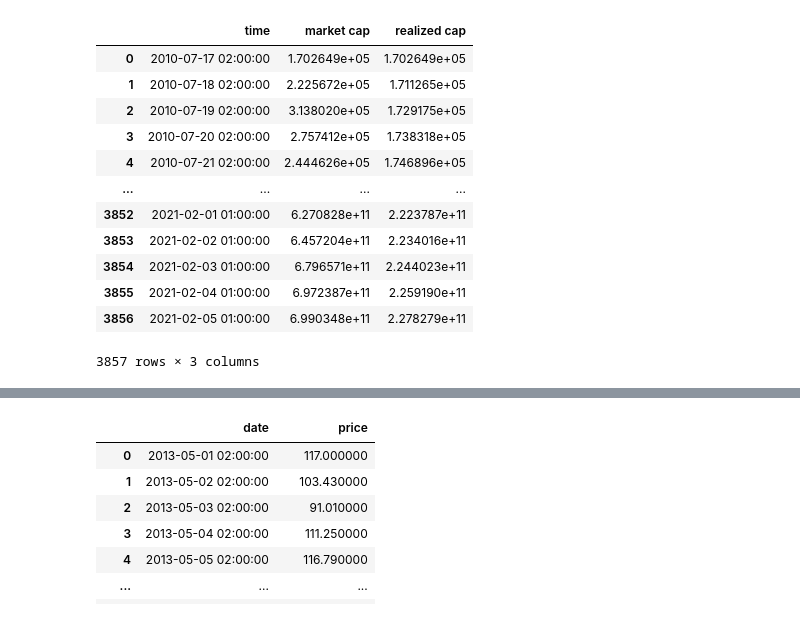
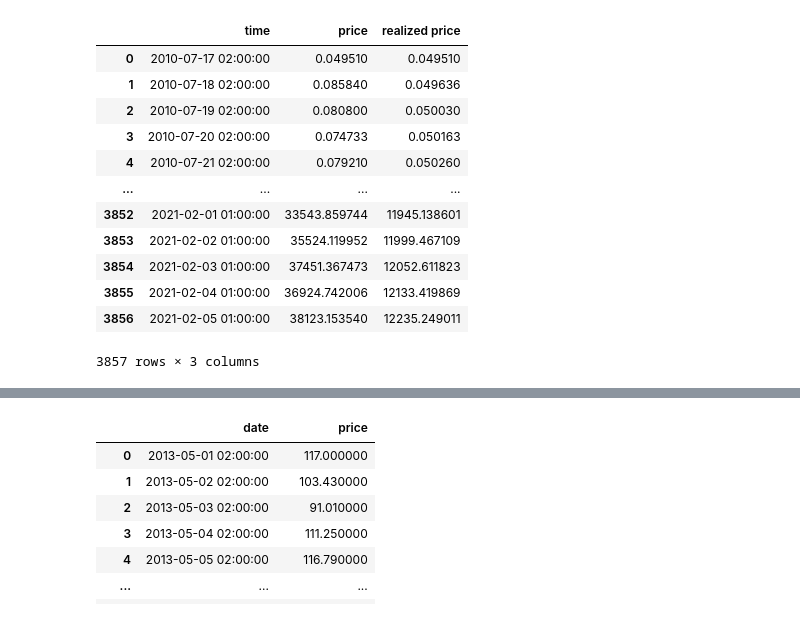
Before and after one commit to MaliMi97/portfolio, a Jupyter notebook: src/trial-and-error.ipynb, the cells around one changed output, grey strips where cells are left out. Drawn from its saved outputs; the diff is of its cells as text; code cells hidden in the pictures.

```diff
--- a/src/trial-and-error.ipynb
+++ b/src/trial-and-error.ipynb
@@ -15,19 +17,19 @@ glassnode_api_key = open("/home/malimi/Skillset/glassnode_api_key.txt",'r').read
 # %%
 g = GlassnodeAPI(key=glassnode_api_key, time_out=10)
 # %%
-a = g.get_market_cap_realized_cap()
+a = g.get_price_realized_price()
 a
 # %% [output]
-|  | time | market cap | realized cap |
-| 0 | 2010-07-17 02:00:00 | 1.702649e+05 | 1.702649e+05 |
-| 1 | 2010-07-18 02:00:00 | 2.225672e+05 | 1.711265e+05 |
-| 2 | 2010-07-19 02:00:00 | 3.138020e+05 | 1.729175e+05 |
-| 3 | 2010-07-20 02:00:00 | 2.757412e+05 | 1.738318e+05 |
-| 4 | 2010-07-21 02:00:00 | 2.444626e+05 | 1.746896e+05 |
+|  | time | price | realized price |
+| 0 | 2010-07-17 02:00:00 | 0.049510 | 0.049510 |
+| 1 | 2010-07-18 02:00:00 | 0.085840 | 0.049636 |
+| 2 | 2010-07-19 02:00:00 | 0.080800 | 0.050030 |
+| 3 | 2010-07-20 02:00:00 | 0.074733 | 0.050163 |
+| 4 | 2010-07-21 02:00:00 | 0.079210 | 0.050260 |
 | ... | ... | ... | ... |
-| 3852 | 2021-02-01 01:00:00 | 6.270828e+11 | 2.223787e+11 |
-| 3853 | 2021-02-02 01:00:00 | 6.457204e+11 | 2.234016e+11 |
-| 3854 | 2021-02-03 01:00:00 | 6.796571e+11 | 2.244023e+11 |
-| 3855 | 2021-02-04 01:00:00 | 6.972387e+11 | 2.259190e+11 |
-| 3856 | 2021-02-05 01:00:00 | 6.990348e+11 | 2.278279e+11 |
+| 3852 | 2021-02-01 01:00:00 | 33543.859744 | 11945.138601 |
+| 3853 | 2021-02-02 01:00:00 | 35524.119952 | 11999.467109 |
+| 3854 | 2021-02-03 01:00:00 | 37451.367473 | 12052.611823 |
+| 3855 | 2021-02-04 01:00:00 | 36924.742006 | 12133.419869 |
+| 3856 | 2021-02-05 01:00:00 | 38123.153540 | 12235.249011 |
 3857 rows × 3 columns
```
Also changed, not shown: parts of 14 cells of this notebook, 5 other files.
